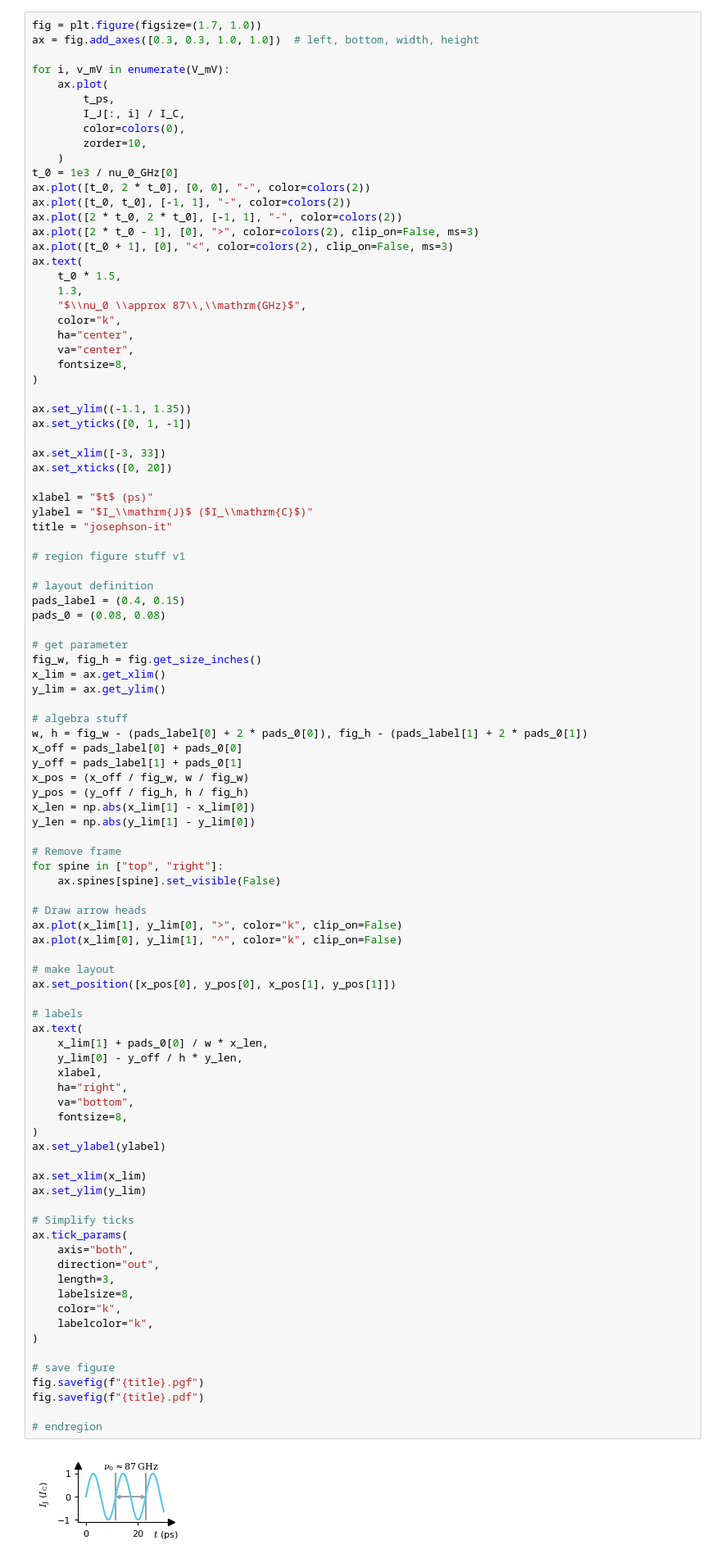
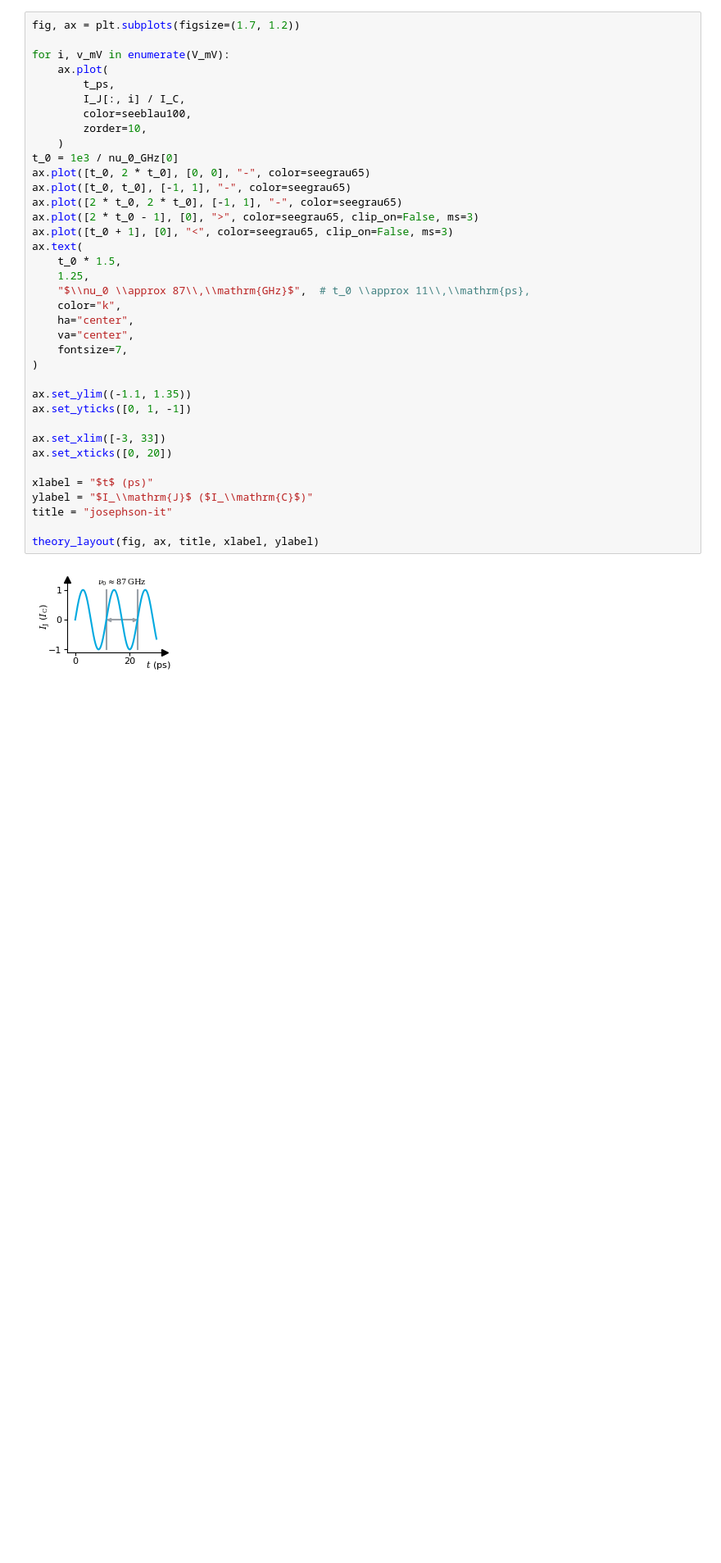
Before and after one commit to schmampf/dissertation, a Jupyter notebook: theory/macro/macro.ipynb, the cells around one changed output. Shown at 82% size. Cells and saved outputs as stored; diff of their text form; blank space fills up the shorter version.

```diff
--- a/theory/macro/macro.ipynb
+++ b/theory/macro/macro.ipynb
@@ -304,99 +245,39 @@ I_J = I_C * np.sin(phi)
 # %%
-fig = plt.figure(figsize=(1.7, 1.0))
-ax = fig.add_axes([0.3, 0.3, 1.0, 1.0])  # left, bottom, width, height
+fig, ax = plt.subplots(figsize=(1.7, 1.2))
 
 for i, v_mV in enumerate(V_mV):
     ax.plot(
         t_ps,
         I_J[:, i] / I_C,
-        color=colors(0),
+        color=seeblau100,
         zorder=10,
     )
 t_0 = 1e3 / nu_0_GHz[0]
-ax.plot([t_0, 2 * t_0], [0, 0], "-", color=colors(2))
-ax.plot([t_0, t_0], [-1, 1], "-", color=colors(2))
-ax.plot([2 * t_0, 2 * t_0], [-1, 1], "-", color=colors(2))
-ax.plot([2 * t_0 - 1], [0], ">", color=colors(2), clip_on=False, ms=3)
-ax.plot([t_0 + 1], [0], "<", color=colors(2), clip_on=False, ms=3)
+ax.plot([t_0, 2 * t_0], [0, 0], "-", color=seegrau65)
+ax.plot([t_0, t_0], [-1, 1], "-", color=seegrau65)
+ax.plot([2 * t_0, 2 * t_0], [-1, 1], "-", color=seegrau65)
+ax.plot([2 * t_0 - 1], [0], ">", color=seegrau65, clip_on=False, ms=3)
+ax.plot([t_0 + 1], [0], "<", color=seegrau65, clip_on=False, ms=3)
 ax.text(
     t_0 * 1.5,
-    1.3,
-    "$\\nu_0 \\approx 87\\,\\mathrm{GHz}$",
+    1.25,
+    "$\\nu_0 \\approx 87\\,\\mathrm{GHz}$",  # t_0 \\approx 11\\,\\mathrm{ps},
     color="k",
     ha="center",
     va="center",
-    fontsize=8,
+    fontsize=7,
 )
 
 ax.set_ylim((-1.1, 1.35))
 ax.set_yticks([0, 1, -1])
 
 ax.set_xlim([-3, 33])
 ax.set_xticks([0, 20])
 
 xlabel = "$t$ (ps)"
 ylabel = "$I_\\mathrm{J}$ ($I_\\mathrm{C}$)"
 title = "josephson-it"
 
-# region figure stuff v1
-
-# layout definition
-pads_label = (0.4, 0.15)
-pads_0 = (0.08, 0.08)
-
-# get parameter
-fig_w, fig_h = fig.get_size_inches()
-x_lim = ax.get_xlim()
-y_lim = ax.get_ylim()
-
-# algebra stuff
-w, h = fig_w - (pads_label[0] + 2 * pads_0[0]), fig_h - (pads_label[1] + 2 * pads_0[1])
-x_off = pads_label[0] + pads_0[0]
-y_off = pads_label[1] + pads_0[1]
-x_pos = (x_off / fig_w, w / fig_w)
-y_pos = (y_off / fig_h, h / fig_h)
-x_len = np.abs(x_lim[1] - x_lim[0])
-y_len = np.abs(y_lim[1] - y_lim[0])
-
-# Remove frame
-for spine in ["top", "right"]:
-    ax.spines[spine].set_visible(False)
-
-# Draw arrow heads
-ax.plot(x_lim[1], y_lim[0], ">", color="k", clip_on=False)
-ax.plot(x_lim[0], y_lim[1], "^", color="k", clip_on=False)
-
-# make layout
-ax.set_position([x_pos[0], y_pos[0], x_pos[1], y_pos[1]])
-
-# labels
-ax.text(
-    x_lim[1] + pads_0[0] / w * x_len,
-    y_lim[0] - y_off / h * y_len,
-    xlabel,
-    ha="right",
-    va="bottom",
-    fontsize=8,
-)
-ax.set_ylabel(ylabel)
-
-ax.set_xlim(x_lim)
-ax.set_ylim(y_lim)
-
-# Simplify ticks
-ax.tick_params(
-    axis="both",
-    direction="out",
-    length=3,
-    labelsize=8,
-    color="k",
-    labelcolor="k",
-)
-
-# save figure
-fig.savefig(f"{title}.pgf")
-fig.savefig(f"{title}.pdf")
-
-# endregion
+theory_layout(fig, ax, title, xlabel, ylabel)
 # %% [output]
-[figure, old version]
+[figure, new version]
```
Also changed, not shown: parts of 20 cells of this notebook.
